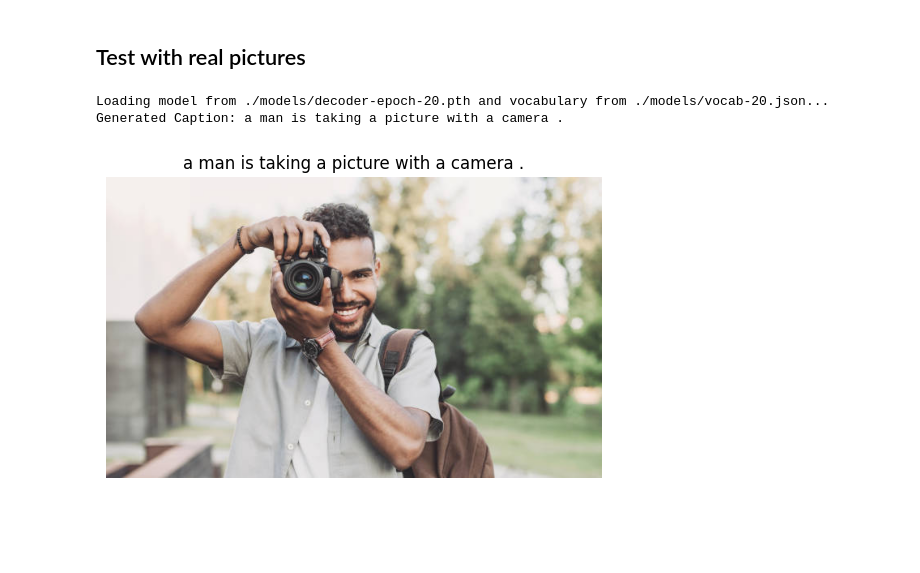
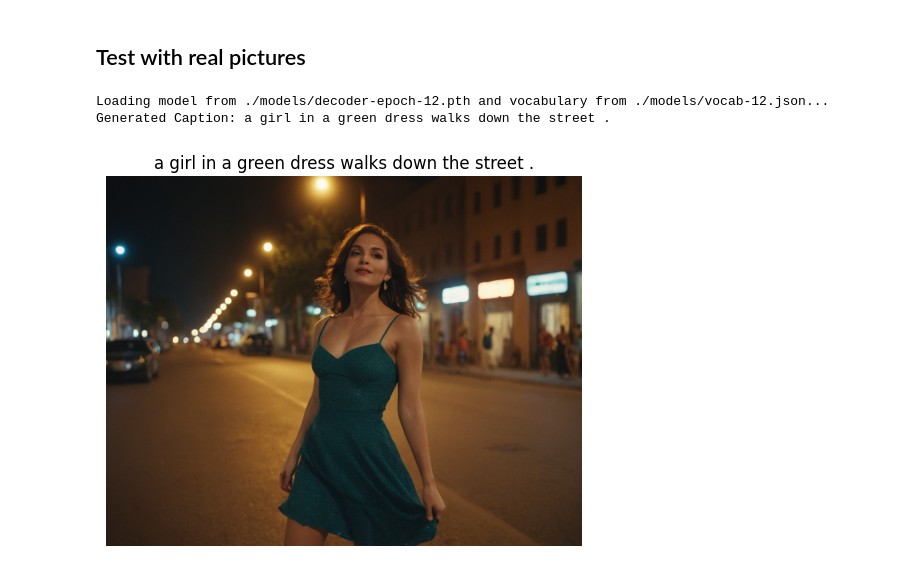
Before and after one commit to axiao01/Image-To-Text-Captions, a Jupyter notebook: LSTM/img2text_lstm_Xiao.ipynb, the cells around one changed output. Cells and saved outputs as stored; diff of their text form; code cells hidden in the pictures; blank space fills up the shorter version.

```diff
--- a/LSTM/img2text_lstm_Xiao.ipynb
+++ b/LSTM/img2text_lstm_Xiao.ipynb
@@ -72,7 +72,7 @@ class Config:
     LEARNING_RATE = 1e-4
     LOG_STEP = 1200
     SAVE_STEP = 1
-    DROPOUT_PROB = 0.3
+    DROPOUT_PROB = 0.2
 
     DEVICE = torch.device('cuda' if torch.cuda.is_available() else 'cpu')
 
@@ -1103,40 +1109,40 @@ plt.show()
 # %% [markdown]
 ## Test with real pictures
 # %%
-img_path = r"./tests/img02.png"
-model_file="./models/decoder-epoch-20.pth"
-vocab_file="./models/vocab-20.json"
+img_path = r"./tests/img01.png"
+model_file="./models/decoder-epoch-12.pth"
+vocab_file="./models/vocab-12.json"
 img = Image.open(img_path).convert("RGB")
 
 print(f"Loading model from {model_file} and vocabulary from {vocab_file}...")
 with open(vocab_file, 'r') as f:
     vocab_data = json.load(f)
     vocab = Vocabulary(Config.VOCAB_THRESHOLD)
     vocab.word2idx = vocab_data['word2idx']
     vocab.idx2word = {int(k): v for k, v in vocab_data['idx2word'].items()}
 decoder = DecoderRNN(
     Config.EMBED_SIZE,
     Config.HIDDEN_SIZE,
     len(vocab),
     Config.NUM_LAYERS,
     Config.INTEGRATION_STRATEGY
 ).to(Config.DEVICE)
 decoder.load_state_dict(torch.load(model_file, map_location=Config.DEVICE))
 inference_transform = transforms.Compose([
     transforms.Resize((224, 224)),
     transforms.ToTensor(),
     transforms.Normalize(mean=[0.485, 0.456, 0.406], std=[0.229, 0.224, 0.225]),
 ])
 inference_encoder = EncoderCNN().to(Config.DEVICE)
 decoder.eval()
 caption = generate_caption_for_image(img_path, inference_encoder, decoder, vocab, inference_transform)
 print("Generated Caption:", caption)
 
 plt.imshow(img)
 plt.title(caption)
 plt.axis("off")
 plt.show()
 # %% [output]
-Loading model from ./models/decoder-epoch-20.pth and vocabulary from ./models/vocab-20.json...
-Generated Caption: a man is taking a picture with a camera .
+Loading model from ./models/decoder-epoch-12.pth and vocabulary from ./models/vocab-12.json...
+Generated Caption: a girl in a green dress walks down the street .
-[figure, old version]
+[figure, new version]
```
Also changed, not shown: parts of 7 cells of this notebook.
